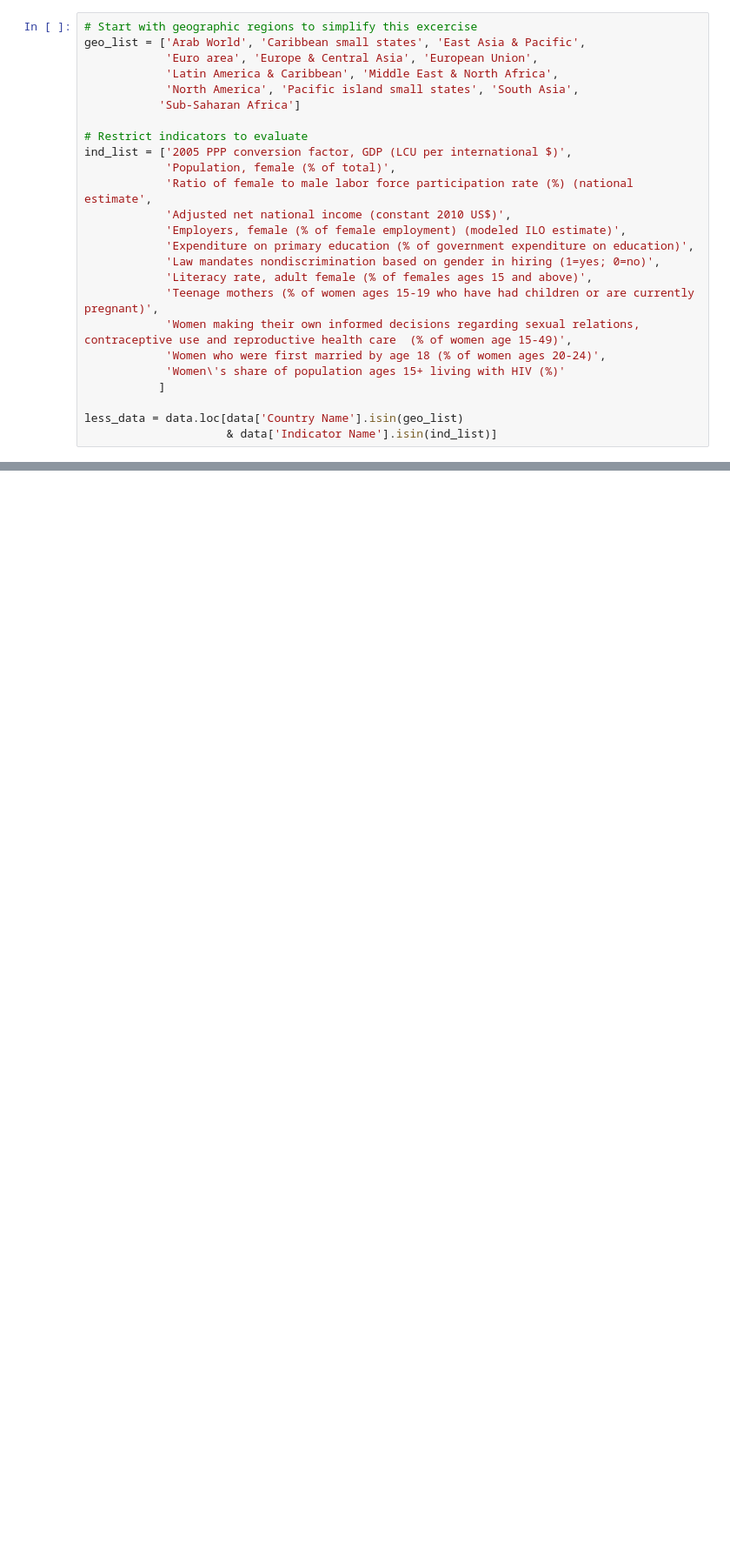
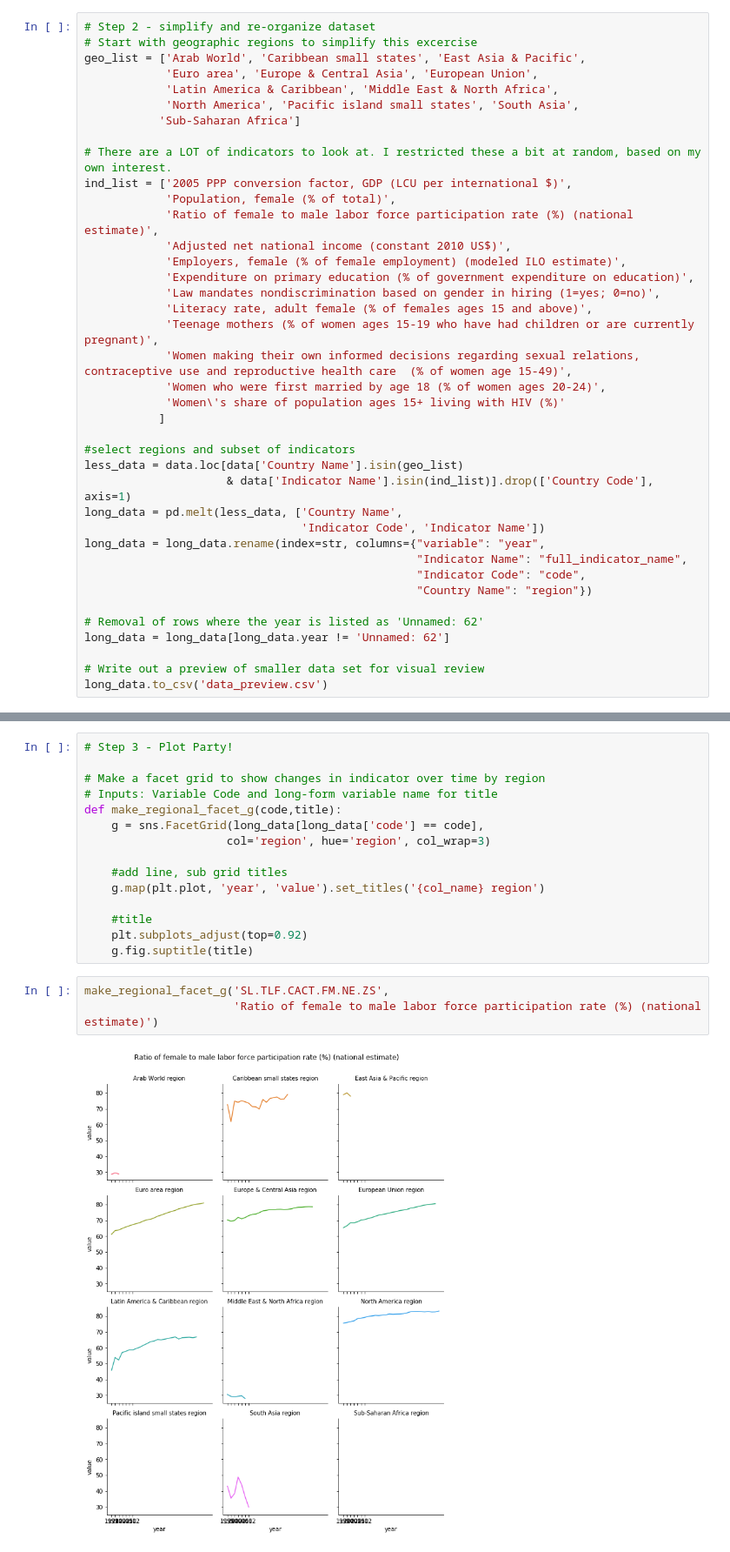
Before and after one commit to emilyhazelton/world-bank-data-explore, a Jupyter notebook: Womens_Issues_WorldWide.ipynb, the cells around one changed output, grey strips where cells are left out. Shown: that part at 87% size. Cells and saved outputs as stored; diff of their text form; blank space fills up the shorter version.

Commit message:
Add: Regional Facet Grids
Look at indicators over time and by region

```diff
--- a/Womens_Issues_WorldWide.ipynb
+++ b/Womens_Issues_WorldWide.ipynb
@@ -37,4 +19,5 @@ with open('indicator_names.txt', 'w') as outfile:
 # %%
+# Step 2 - simplify and re-organize dataset
 # Start with geographic regions to simplify this excercise
 geo_list = ['Arab World', 'Caribbean small states', 'East Asia & Pacific',
             'Euro area', 'Europe & Central Asia', 'European Union',
@@ -42,10 +25,10 @@ geo_list = ['Arab World', 'Caribbean small states', 'East Asia & Pacific',
             'North America', 'Pacific island small states', 'South Asia',
            'Sub-Saharan Africa']
 
-# Restrict indicators to evaluate
+# There are a LOT of indicators to look at. I restricted these a bit at random, based on my own interest.
 ind_list = ['2005 PPP conversion factor, GDP (LCU per international $)',
             'Population, female (% of total)',
-            'Ratio of female to male labor force participation rate (%) (national estimate',
+            'Ratio of female to male labor force participation rate (%) (national estimate)',
             'Adjusted net national income (constant 2010 US$)',
             'Employers, female (% of female employment) (modeled ILO estimate)',
             'Expenditure on primary education (% of government expenditure on education)',
@@ -57,5 +40,18 @@ ind_list = ['2005 PPP conversion factor, GDP (LCU per international $)',
             'Women\'s share of population ages 15+ living with HIV (%)'
            ]
 
+#select regions and subset of indicators
 less_data = data.loc[data['Country Name'].isin(geo_list)
-                     & data['Indicator Name'].isin(ind_list)]
+                     & data['Indicator Name'].isin(ind_list)].drop(['Country Code'], axis=1)
+long_data = pd.melt(less_data, ['Country Name',
+                                'Indicator Code', 'Indicator Name'])
+long_data = long_data.rename(index=str, columns={"variable": "year",
+                                                 "Indicator Name": "full_indicator_name",
+                                                 "Indicator Code": "code",
+                                                 "Country Name": "region"})
+
+# Removal of rows where the year is listed as 'Unnamed: 62'
+long_data = long_data[long_data.year != 'Unnamed: 62']
+
+# Write out a preview of smaller data set for visual review
+long_data.to_csv('data_preview.csv')
@@ -82,0 +58,20 @@ less_data
+# %%
+# Step 3 - Plot Party!
+
+# Make a facet grid to show changes in indicator over time by region
+# Inputs: Variable Code and long-form variable name for title
+def make_regional_facet_g(code,title):
+    g = sns.FacetGrid(long_data[long_data['code'] == code],
+                     col='region', hue='region', col_wrap=3)
+
+    #add line, sub grid titles
+    g.map(plt.plot, 'year', 'value').set_titles('{col_name} region')
+
+    #title
+    plt.subplots_adjust(top=0.92)
+    g.fig.suptitle(title)
+# %%
+make_regional_facet_g('SL.TLF.CACT.FM.NE.ZS',
+                      'Ratio of female to male labor force participation rate (%) (national estimate)')
+# %% [output]
+[figure, added]
```
Also changed, not shown: parts of 9 cells of this notebook, 2 other files.
